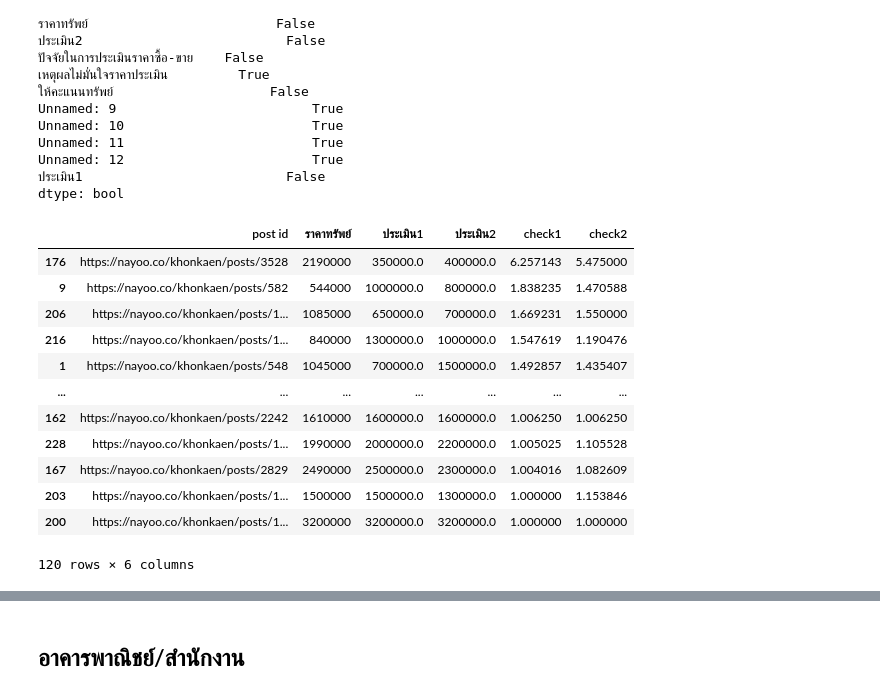
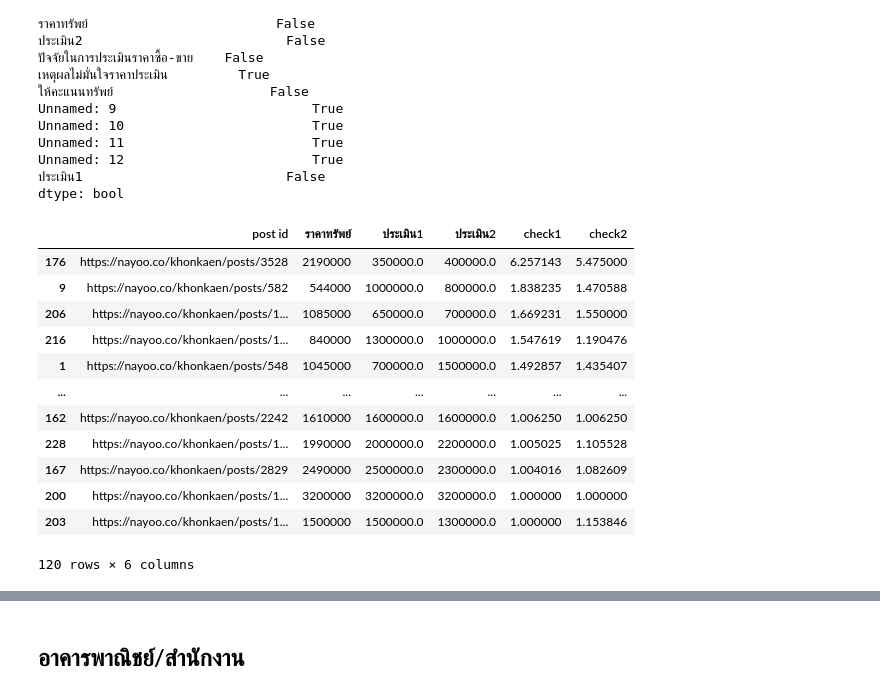
Before and after one commit to Pittawas6330210206/bsc_dpdm22, a Jupyter notebook: HW3.ipynb, the cells around one changed output, grey strips where cells are left out. Saved outputs shown, nothing was run; the diff lists cells and outputs as text; code cells hidden in the pictures.

```diff
--- a/HW3.ipynb
+++ b/HW3.ipynb
@@ -355,19 +387,19 @@ dtype: bool
 # %%
 tw['check1']=tw.apply(lambda x:check_v(x['ราคาทรัพย์'],x['ประเมิน1']),axis=1)
 tw['check2']=tw.apply(lambda x:check_v(x['ราคาทรัพย์'],x['ประเมิน2']),axis=1)
 townH = tw[['post id','ราคาทรัพย์','ประเมิน1','ประเมิน2','check1','check2']]
-townH.sort_values(by=['check1','check2'],ascending=False)
+townH.sort_values(by=['check1'],ascending=False)
 # %% [output]
 |  | post id | ราคาทรัพย์ | ประเมิน1 | ประเมิน2 | check1 | check2 |
 | 176 | https://nayoo.co/khonkaen/posts/3528 | 2190000 | 350000.0 | 400000.0 | 6.257143 | 5.475000 |
 | 9 | https://nayoo.co/khonkaen/posts/582 | 544000 | 1000000.0 | 800000.0 | 1.838235 | 1.470588 |
 | 206 | https://nayoo.co/khonkaen/posts/1... | 1085000 | 650000.0 | 700000.0 | 1.669231 | 1.550000 |
 | 216 | https://nayoo.co/khonkaen/posts/1... | 840000 | 1300000.0 | 1000000.0 | 1.547619 | 1.190476 |
 | 1 | https://nayoo.co/khonkaen/posts/548 | 1045000 | 700000.0 | 1500000.0 | 1.492857 | 1.435407 |
 | ... | ... | ... | ... | ... | ... | ... |
 | 162 | https://nayoo.co/khonkaen/posts/2242 | 1610000 | 1600000.0 | 1600000.0 | 1.006250 | 1.006250 |
 | 228 | https://nayoo.co/khonkaen/posts/1... | 1990000 | 2000000.0 | 2200000.0 | 1.005025 | 1.105528 |
 | 167 | https://nayoo.co/khonkaen/posts/2829 | 2490000 | 2500000.0 | 2300000.0 | 1.004016 | 1.082609 |
+| 200 | https://nayoo.co/khonkaen/posts/1... | 3200000 | 3200000.0 | 3200000.0 | 1.000000 | 1.000000 |
 | 203 | https://nayoo.co/khonkaen/posts/1... | 1500000 | 1500000.0 | 1300000.0 | 1.000000 | 1.153846 |
-| 200 | https://nayoo.co/khonkaen/posts/1... | 3200000 | 3200000.0 | 3200000.0 | 1.000000 | 1.000000 |
 120 rows × 6 columns
```
Also changed, not shown: parts of 12 cells of this notebook.
